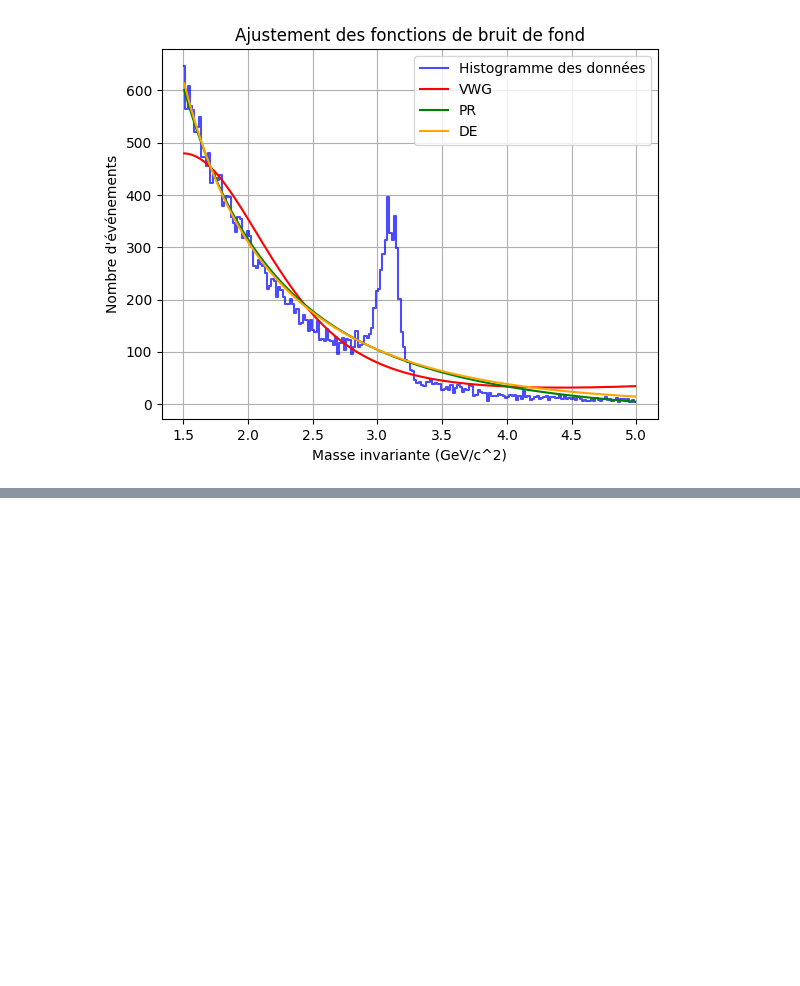
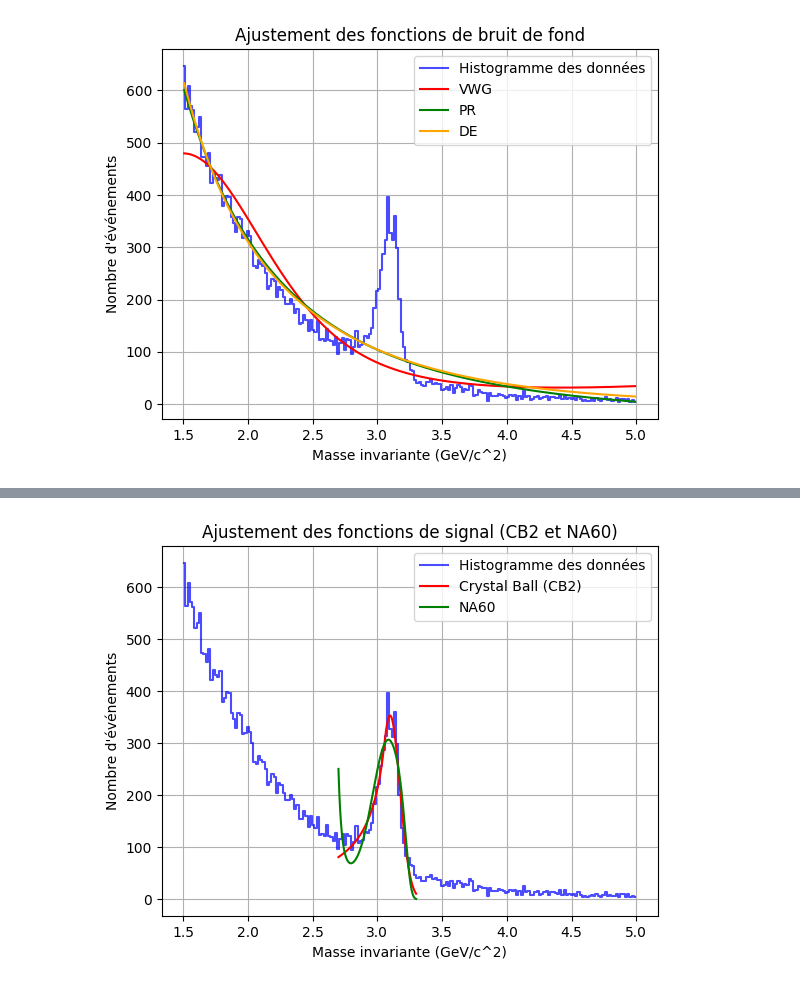
Before and after one commit to nantes-m2-rps-exp/qqbar2mumu-2024, a Jupyter notebook: notebooks/Discrimination.ipynb, the cells around one changed output, grey strips where cells are left out. Drawn from its saved outputs; the diff is of its cells as text; code cells hidden in the pictures; blank space fills up the shorter version.

```diff
--- a/notebooks/Discrimination.ipynb
+++ b/notebooks/Discrimination.ipynb
@@ -179,3 +179,89 @@ plt.show()
 # %% [output]
 [ 5.98306554e+02 -1.90646705e-01  1.14845551e-01  2.35531402e-01] [4.79705988e+02 1.50000000e+00 6.25346893e-01 1.64974120e-01] [ 1.99329949e+03 -9.88214488e-01 -3.17715911e+00  1.00000000e+01]
 [figure]
+# %%
+import numpy as np
+import matplotlib.pyplot as plt
+from scipy.optimize import curve_fit
+from scipy.special import erf  # Import de la fonction d'erreur
+
+# Filtrer les données pour la région du pic [2.7, 3.3]
+valid_indices = (bin_centers >= 2.7) & (bin_centers <= 3.3)
+x_peak = bin_centers[valid_indices]
+y_peak = y_data[valid_indices]
+
+# Définir la fonction CB2 (Crystal Ball)
+def crystal_ball(x, N, mu, sigma, alpha, n):
+    t = (x - mu) / sigma
+    A = (n / abs(alpha))**n * np.exp(-alpha**2 / 2)
+    B = n / abs(alpha) - abs(alpha)
+    C = (n / abs(alpha)) / (n - 1) * np.exp(-alpha**2 / 2)
+    D = np.sqrt(np.pi / 2) * (1 + erf(abs(alpha) / np.sqrt(2)))
+    norm = sigma * (C + D)
+    result = np.piecewise(
+        t,
+        [t > -alpha, t <= -alpha],
+        [lambda t: N * np.exp(-t**2 / 2) / norm,
+         lambda t: N * A * (B - t)**(-n) / norm]
+    )
+    return result
+
+# Définir la fonction NA60
+def na60(x, N, mu, sigma, alphaL, alphaR, pL, pR):
+    t = (x - mu) / sigma
+    t_s = np.piecewise(
+        t,
+        [t < -alphaL, (t >= -alphaL) & (t <= alphaR), t > alphaR],
+        [lambda t: 1 + pL * (-alphaL - t)**3,
+         lambda t: 1,
+         lambda t: 1 + pR * (t - alphaR)**3]
+    )
+    return N * np.exp(-0.5 * (t**2) * t_s)
+
+# Ajustement des paramètres pour CB2 et NA60
+try:
+    popt_cb2, pcov_cb2 = curve_fit(
+        crystal_ball, x_peak, y_peak,
+        p0=[np.max(y_peak), 3.0, 0.1, 1.5, 5],
+        bounds=([0, 2.7, 0.01, 0.1, 1], [np.inf, 3.3, 1, 5, 10]),
+        maxfev=200000
+    )
+except RuntimeError as e:
+    print("Erreur d'ajustement Crystal Ball :", e)
+
+try:
+    popt_na60, pcov_na60 = curve_fit(
+        na60, x_peak, y_peak,
+        p0=[np.max(y_peak), 3.0, 0.1, 1.5, 1.5, 0.1, 0.1],
+        bounds=([0, 2.7, 0.01, 0.1, 0.1, -1, -1], [np.inf, 3.3, 1, 5, 5, 1, 1]),
+        maxfev=200000
+    )
+except RuntimeError as e:
+    print("Erreur d'ajustement NA60 :", e)
+
+# Générer les courbes ajustées
+x_fit = np.linspace(2.7, 3.3, 1000)
+y_cb2 = crystal_ball(x_fit, *popt_cb2) if 'popt_cb2' in locals() else None
+y_na60 = na60(x_fit, *popt_na60) if 'popt_na60' in locals() else None
+
+# Résultats de l'ajustement
+if 'popt_cb2' in locals():
+    print(f"Paramètres CB2 : {popt_cb2}")
+if 'popt_na60' in locals():
+    print(f"Paramètres NA60 : {popt_na60}")
+
+# Tracer les données et les ajustements
+plt.step(bin_centers, y_data, where='mid', label='Histogramme des données', color='blue', alpha=0.7)
+if y_cb2 is not None:
+    plt.plot(x_fit, y_cb2, label='Crystal Ball (CB2)', color='red')
+if y_na60 is not None:
+    plt.plot(x_fit, y_na60, label='NA60', color='green')
+
+# Mise en forme
+plt.xlabel('Masse invariante (GeV/c^2)')
+plt.ylabel('Nombre d\'événements')
+plt.title('Ajustement des fonctions de signal (CB2 et NA60)')
+plt.legend()
+plt.grid(True)
+plt.show()
+# %% [output]
@@ -181,0 +272 @@ plt.show()
+[figure, added]
```
Also changed, not shown: parts of 1 cell of this notebook.
